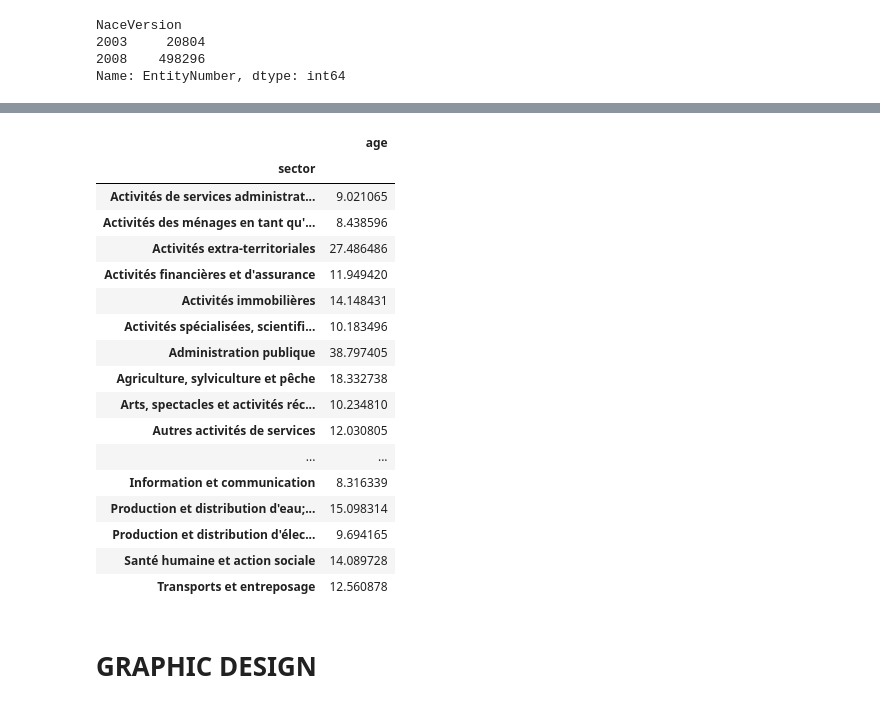
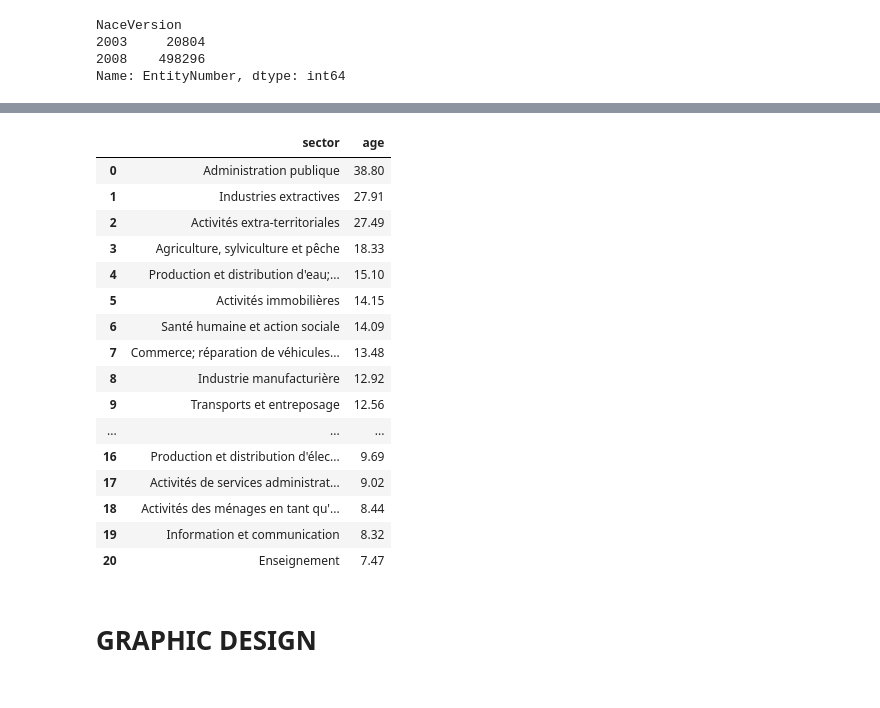
Before and after one commit to old2212/Data_viz, a Jupyter notebook: Draft_dataviz.ipynb, the cells around one changed output, grey strips where cells are left out. Cells and saved outputs as stored; diff of their text form; code cells hidden in the pictures.

```diff
--- a/Draft_dataviz.ipynb
+++ b/Draft_dataviz.ipynb
@@ -96,31 +119,10 @@ Name: EntityNumber, dtype: int64
 # %%
-df_Q4M2008 = pd.read_csv("mapping_sector_2008.csv")
-sql_query_Q4T1 = pd.read_sql_query ('''
-                               SELECT EnterpriseNumber, StartDate, NaceCode
-                               FROM enterprise
-                               INNER JOIN activity ON enterprise.EnterpriseNumber = activity.EntityNumber
-                               WHERE NaceVersion==2008
-                               ''',connection)
-
-df_Q4T1 = pd.DataFrame(sql_query_Q4T1)
-df_Q4T1["NaceCode"] = df_Q4T1.NaceCode.str[:2].astype(int)
-# df_Q4T1["StartDate"] = df_Q4T1.StartDate.str[:10].replace('-','', regex=True)
-df_Q4M2008 = pd.read_csv("mapping_sector_2008.csv")
-sql_query_Q4T1 = pd.read_sql_query ('''
-                               SELECT EnterpriseNumber, StartDate, NaceCode
-                               FROM enterprise
-                               INNER JOIN activity ON enterprise.EnterpriseNumber = activity.EntityNumber
-                               WHERE NaceVersion==2008
-                               ''',connection)
-
 #DATA CLEANING : FIrst two digit extract and age caclulation
 df_Q4T1 = pd.DataFrame(sql_query_Q4T1)
 df_Q4T1["NaceCode"] = df_Q4T1.NaceCode.str[:2].astype(int)
 
 today = datetime.today()
-
 df_Q4T1["StartDate"] = pd.to_datetime(df_Q4T1["StartDate"], errors='coerce')
 df_Q4T1['age'] = df_Q4T1["StartDate"].apply(
                lambda x: today.year - x.year -
                ((today.month, today.day) < (x.month, x.day)))
-df_Q4T1
@@ -141,30 +129,30 @@ df_Q4T1
 # %%
-#Create maaping dataframe
-
+#Create dictionnary from csv file
 df_Q4M2008.code_sector.astype(int)
 dict_M2008 = df_Q4M2008.set_index('code_sector').to_dict()['title_sector']
+#DO the mapping btw the df and the dictionary
 df_Q4T1["sector"] = df_Q4T1["NaceCode"].map(dict_M2008)
-df_Q4T1 = df_Q4T1.groupby("sector").agg({"age":"mean"})
+#Create the new dataframe with grouping and average age per sector
+df_Q4T1 = df_Q4T1.groupby("sector").agg({"age":"mean"}).round(2).sort_values('age', ascending=False).reset_index()
 df_Q4T1
 # %% [output]
-|  | age |
-| sector |  |
-| Activités de services administrat... | 9.021065 |
-| Activités des ménages en tant qu'... | 8.438596 |
-| Activités extra-territoriales | 27.486486 |
-| Activités financières et d'assurance | 11.949420 |
-| Activités immobilières | 14.148431 |
-| Activités spécialisées, scientifi... | 10.183496 |
-| Administration publique | 38.797405 |
-| Agriculture, sylviculture et pêche | 18.332738 |
-| Arts, spectacles et activités réc... | 10.234810 |
-| Autres activités de services | 12.030805 |
-| ... | ... |
-| Information et communication | 8.316339 |
-| Production et distribution d'eau;... | 15.098314 |
-| Production et distribution d'élec... | 9.694165 |
-| Santé humaine et action sociale | 14.089728 |
-| Transports et entreposage | 12.560878 |
+|  | sector | age |
+| 0 | Administration publique | 38.80 |
+| 1 | Industries extractives | 27.91 |
+| 2 | Activités extra-territoriales | 27.49 |
+| 3 | Agriculture, sylviculture et pêche | 18.33 |
+| 4 | Production et distribution d'eau;... | 15.10 |
+| 5 | Activités immobilières | 14.15 |
+| 6 | Santé humaine et action sociale | 14.09 |
+| 7 | Commerce; réparation de véhicules... | 13.48 |
+| 8 | Industrie manufacturière | 12.92 |
+| 9 | Transports et entreposage | 12.56 |
+| ... | ... | ... |
+| 16 | Production et distribution d'élec... | 9.69 |
+| 17 | Activités de services administrat... | 9.02 |
+| 18 | Activités des ménages en tant qu'... | 8.44 |
+| 19 | Information et communication | 8.32 |
+| 20 | Enseignement | 7.47 |
 # %% [markdown]
 # GRAPHIC DESIGN
 # %% [markdown]
```
Also changed, not shown: parts of 9 cells of this notebook, 3 other files.
